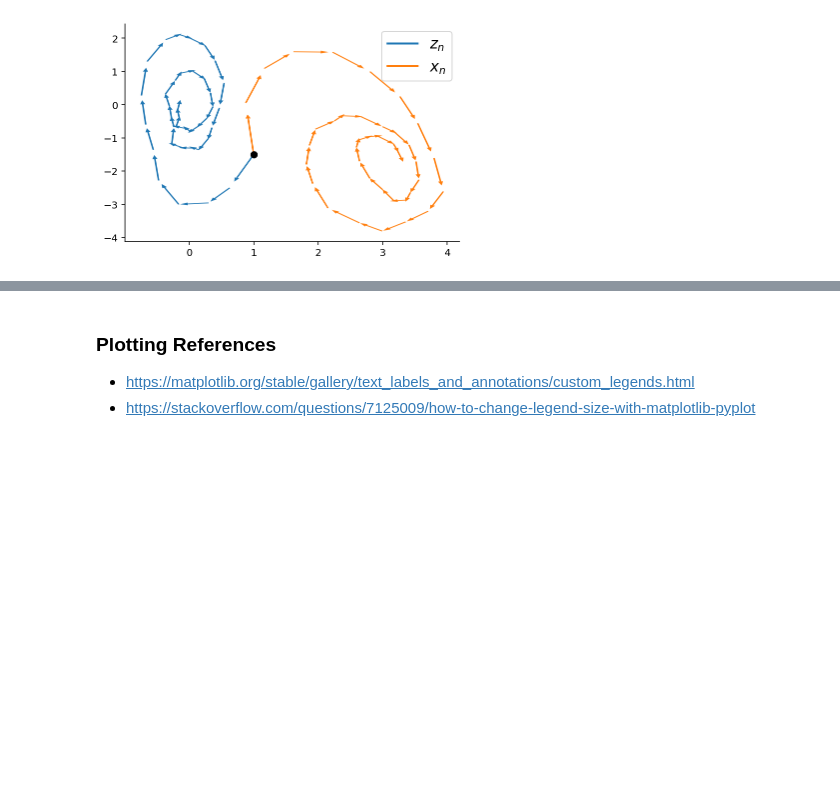
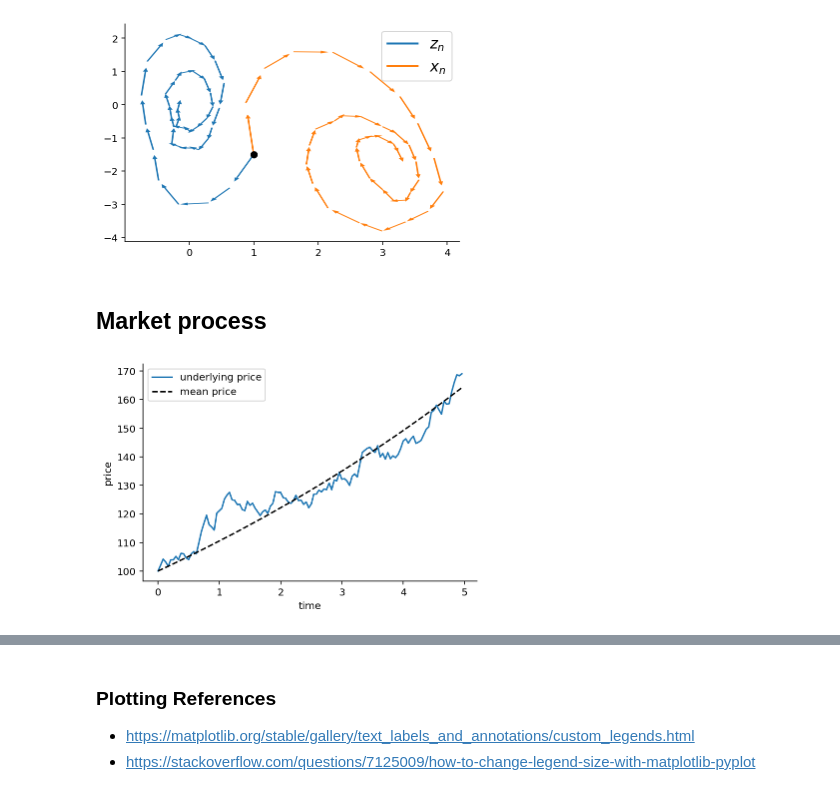
Before and after one commit to gerdm/msc-dissertation, a Jupyter notebook: notebooks/dynamical-systems.ipynb, the cells around one changed output, grey strips where cells are left out. Drawn from its saved outputs; the diff is of its cells as text; code cells hidden in the pictures; blank space fills up the shorter version.

Commit message:
notebook-feat: market process example

```diff
--- a/notebooks/dynamical-systems.ipynb
+++ b/notebooks/dynamical-systems.ipynb
@@ -182,3 +182,40 @@ plt.legend(custom_lines, ["$z_n$", "$x_n$"], prop={"size": 15}, loc="upper right
 # %% [output]
 <matplotlib.legend.Legend at 0x...>
 [figure]
+# %% [markdown]
+## Market process
+# %%
+np.random.seed(314)
+n_steps = 120
+T = 5
+dt = T / n_steps
+xrange = np.arange(0, T, dt)
+z0 = 100
+a = 0.1
+c = 1.0
+
+latent_err_hist = np.random.randn(n_steps) * 10
+obs_err_hist = np.random.randn(n_steps) * 20
+
+z_hist = np.zeros(n_steps)
+x_hist = np.zeros(n_steps)
+
+zn = z0
+z_hist[0] = zn
+x_hist[0] = c * zn
+
+for n in range(1, n_steps):
+    zn = zn + a * zn * dt + latent_err_hist[n] * np.sqrt(dt)
+    xn = c * zn + obs_err_hist[n] * np.sqrt(dt)
+
+    z_hist[n] = zn
+    x_hist[n] = xn
+# %%
+plt.plot(xrange, z_hist, label="underlying price")
+plt.plot(xrange, z0 * np.exp(a * xrange), linestyle="--", c="black", label="mean price")
+plt.legend()
+plt.xlabel("time")
+plt.ylabel("price")
+plt.savefig("../figures/underlying-price.pdf")
+# %% [output]
+[figure, added]
```
Also changed, not shown: parts of 1 cell of this notebook.
